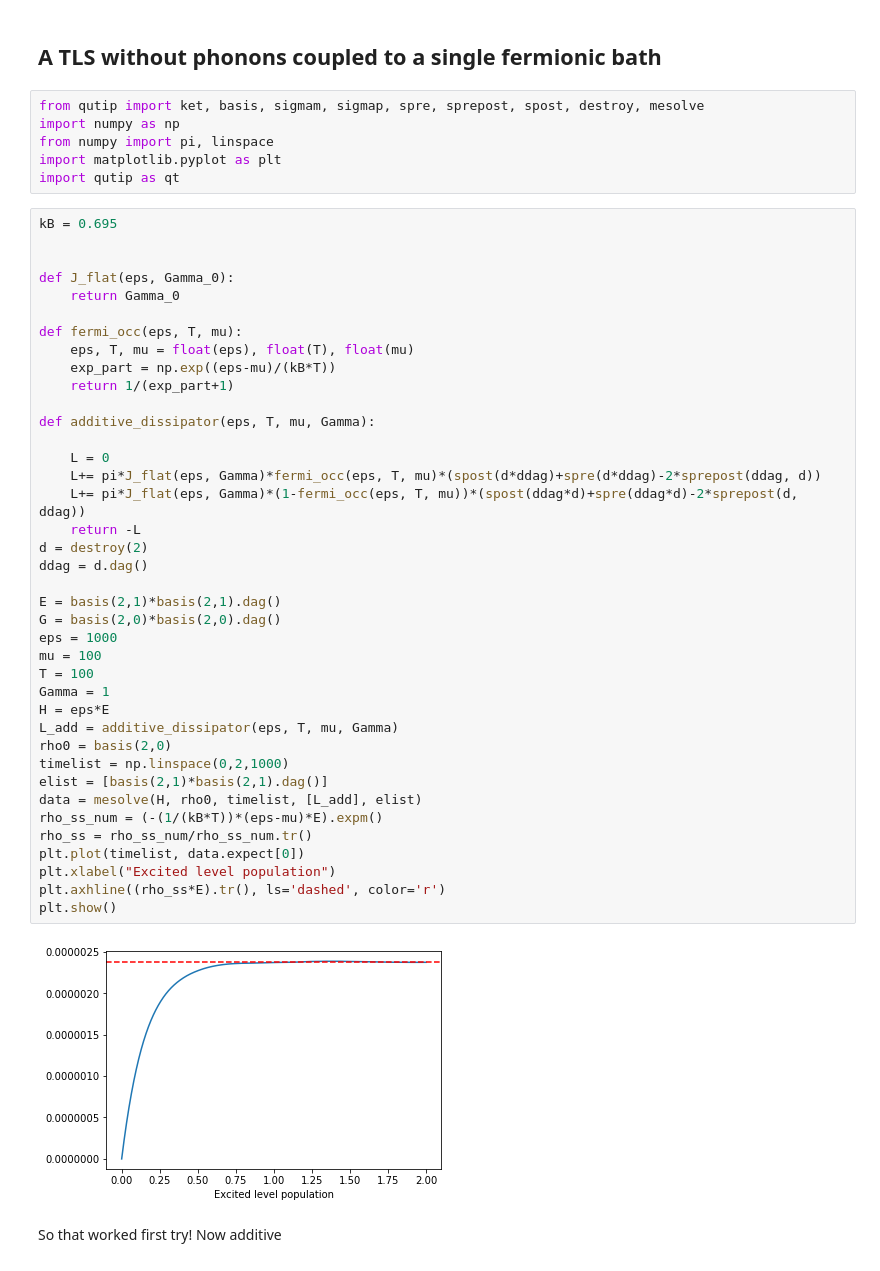
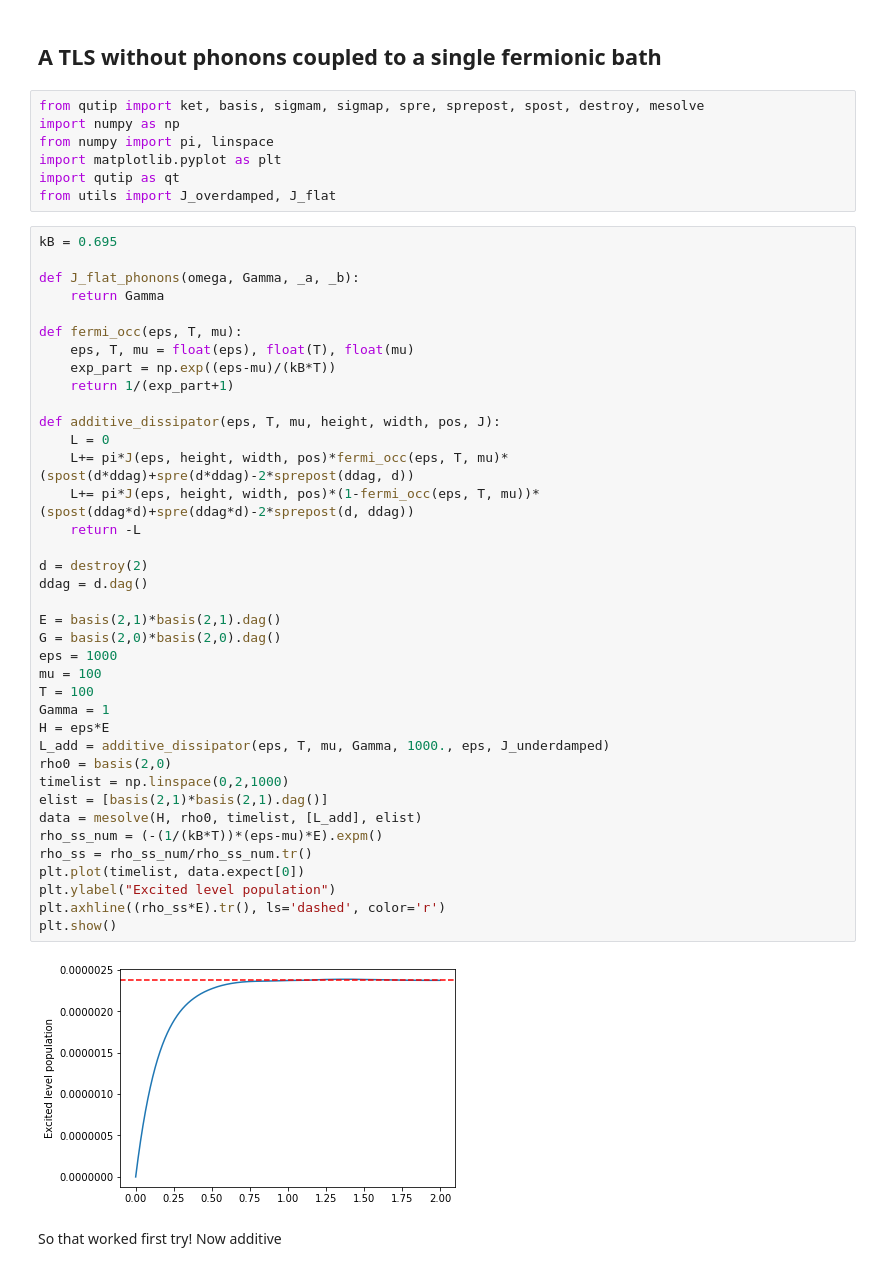
Before and after one commit to HenryMaguire/TLS-code, a Jupyter notebook: fermionic_leads_dev.ipynb, the cells around one changed output. Saved outputs shown, nothing was run; the diff lists cells and outputs as text.

```diff
--- a/fermionic_leads_dev.ipynb
+++ b/fermionic_leads_dev.ipynb
@@ -43,47 +43,47 @@ import numpy as np
 from numpy import pi, linspace
 import matplotlib.pyplot as plt
 import qutip as qt
+from utils import J_overdamped, J_flat
 # %%
 kB = 0.695
 
-
-def J_flat(eps, Gamma_0):
-    return Gamma_0
+def J_flat_phonons(omega, Gamma, _a, _b):
+    return Gamma
 
 def fermi_occ(eps, T, mu):
     eps, T, mu = float(eps), float(T), float(mu)
     exp_part = np.exp((eps-mu)/(kB*T))
     return 1/(exp_part+1)
 
-def additive_dissipator(eps, T, mu, Gamma):
+def additive_dissipator(eps, T, mu, height, width, pos, J):
+    L = 0
+    L+= pi*J(eps, height, width, pos)*fermi_occ(eps, T, mu)*(spost(d*ddag)+spre(d*ddag)-2*sprepost(ddag, d))
+    L+= pi*J(eps, height, width, pos)*(1-fermi_occ(eps, T, mu))*(spost(ddag*d)+spre(ddag*d)-2*sprepost(d, ddag))
+    return -L
 
-    L = 0
-    L+= pi*J_flat(eps, Gamma)*fermi_occ(eps, T, mu)*(spost(d*ddag)+spre(d*ddag)-2*sprepost(ddag, d))
-    L+= pi*J_flat(eps, Gamma)*(1-fermi_occ(eps, T, mu))*(spost(ddag*d)+spre(ddag*d)-2*sprepost(d, ddag))
-    return -L
 d = destroy(2)
 ddag = d.dag()
 
 E = basis(2,1)*basis(2,1).dag()
 G = basis(2,0)*basis(2,0).dag()
 eps = 1000
 mu = 100
 T = 100
 Gamma = 1
 H = eps*E
-L_add = additive_dissipator(eps, T, mu, Gamma)
+L_add = additive_dissipator(eps, T, mu, Gamma, 1000., eps, J_underdamped)
 rho0 = basis(2,0)
 timelist = np.linspace(0,2,1000)
 elist = [basis(2,1)*basis(2,1).dag()]
 data = mesolve(H, rho0, timelist, [L_add], elist)
 rho_ss_num = (-(1/(kB*T))*(eps-mu)*E).expm()
 rho_ss = rho_ss_num/rho_ss_num.tr()
 plt.plot(timelist, data.expect[0])
-plt.xlabel("Excited level population")
+plt.ylabel("Excited level population")
 plt.axhline((rho_ss*E).tr(), ls='dashed', color='r')
 plt.show()
 # %% [output]
-[figure, old version]
+[figure, new version]
 # %% [markdown]
 So that worked first try! Now additive
 # %%
```
Also changed, not shown: parts of 3 cells of this notebook, 2 other files.
